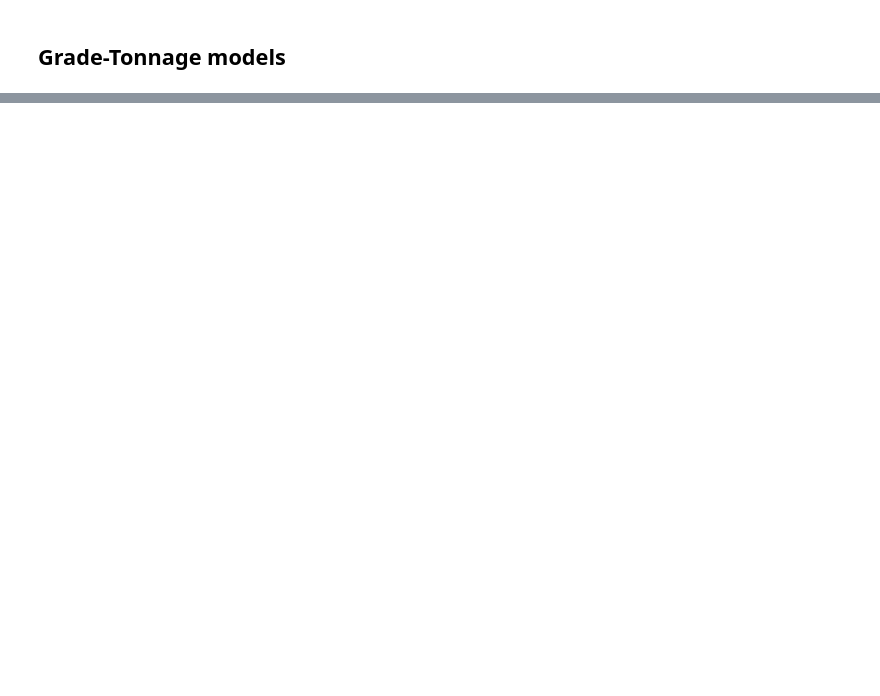
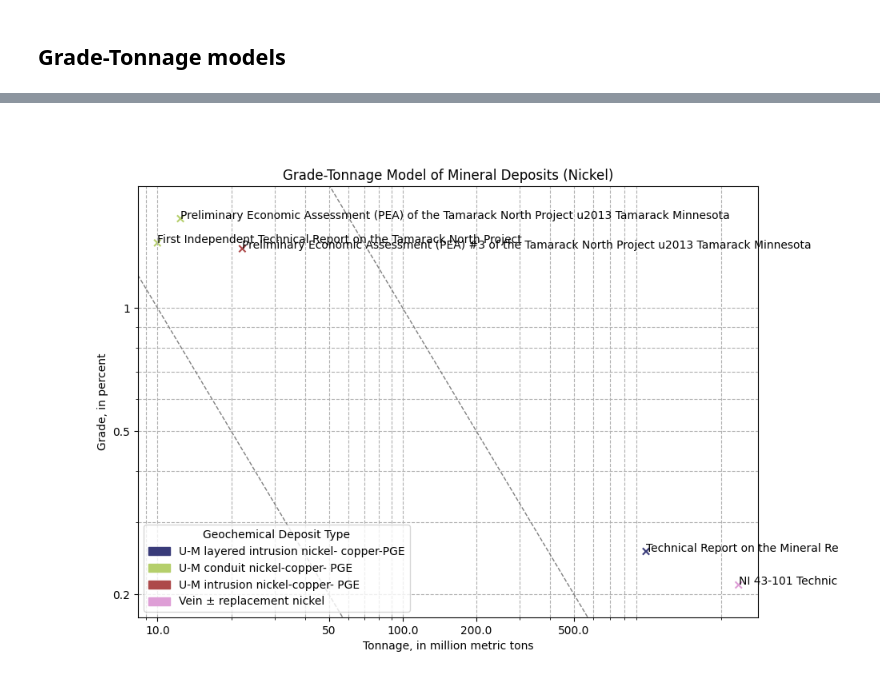
Before and after one commit to binh-vu/ta2-minmod-data, a Jupyter notebook: sandbox/sparql_sandbox.ipynb, the cells around one changed output, grey strips where cells are left out. Cells and saved outputs as stored; diff of their text form; code cells hidden in the pictures; blank space fills up the shorter version.

```diff
--- a/sandbox/sparql_sandbox.ipynb
+++ b/sandbox/sparql_sandbox.ipynb
@@ -834,2 +528,92 @@ pivot_df['total_tonnage'], pivot_df['total_grade'] = zip(*gr_ton_results)
+# %%
+%matplotlib ipympl
+import matplotlib.pyplot as plt
+import numpy as np
+import matplotlib.patches as mpatches
+import webbrowser
+
+# Your existing DataFrame and data extraction
+tonnages = gt_data_df['total_tonnage'].values
+grades = gt_data_df['total_grade'].values
+names = gt_data_df['ms_name'].values
+dtnorm_labels = gt_data_df['deposit_type'].values
+urls = gt_data_df['ms'].values  # URLs corresponding to each point
+
+# Define color for each unique category in 'dtnorm_label_value'
+unique_labels = gt_data_df['deposit_type'].unique()
+colors = plt.cm.tab20b(np.linspace(0, 1, len(unique_labels)))  # Using 'viridis' colormap
+color_map = dict(zip(unique_labels, colors))
+
+# Create list of colors for each point
+point_colors = [color_map[label] for label in dtnorm_labels]
+
+plt.figure(figsize=(10, 7))
+scatter = plt.scatter(tonnages, grades, marker='x', c=point_colors, picker=5)  # Enable picking with a tolerance of 5 points
+
+# Logarithmic scale
+plt.xscale('log')
+plt.yscale('log')
+
+# Custom ticks for the x-axis and y-axis
+x_ticks = [0.02, 0.1, 0.2, 0.5, 1, 2.0, 5.0, 10.0, 50, 100.0, 200.00, 500.00]
+y_ticks = [0.02, 0.1, 0.2, 0.5, 1, 2.0, 5.0]
+plt.xticks(x_ticks, labels=[str(x) for x in x_ticks])
+plt.yticks(y_ticks, labels=[str(y) for y in y_ticks])
+
+# Diagonal lines and annotations for constant tonnage-grade products
+i, line_x_p, line_y_p, prev_x_p, prev_y_p = 0, 0, 0, 0, 0
+product_values = [1e-2, 1e-1, 1, 10, 1e2]  # Constant tonnage-grade products to represent
+for i, product in enumerate(product_values):
+    # Calculate the grade at the plot's min and max tonnages for the constant product
+    min_tonnage, max_tonnage = plt.xlim()
+    min_grade = product / min_tonnage
+    max_grade = product / max_tonnage
+    # Plot the diagonal line
+    plt.plot([min_tonnage, max_tonnage], [min_grade, max_grade], 'k--', lw=1, color='gray')
+    # Add annotation at a specific point / todo: uncomment
+    # line_x_p = np.sqrt(min_tonnage * max_tonnage)
+    # line_y_p = product / np.sqrt(min_tonnage * max_tonnage)
+    # if product == 10e-2:
+    #     line_x_p, line_y_p = 0.1, 1
+    # elif product == 10e-1:
+    #     line_x_p, line_y_p = 0.5, 2
+    # elif product == 10:
+    #     line_x_p, line_y_p = 0.2, 50
+    # line_x_p *= 1.18
+    # plt.text(line_x_p, line_y_p,
+    #          f'{product*10e3} metric tons', rotation=-33, verticalalignment='bottom', horizontalalignment='right', color='gray')
+
+# Labels and title
+plt.xlabel('Tonnage, in million metric tons')
+plt.ylabel('Grade, in percent')
+plt.title('Grade-Tonnage Model of Mineral Deposits (Nickel)')
+
+plt.grid(True, which="both", ls="--")
+
+# Annotations
+for i, txt in enumerate(names):
+    plt.annotate(txt, (tonnages[i], grades[i]))
+
+# Legend
+legend_handles = [mpatches.Patch(color=color_map[label], label=label) for label in unique_labels]
+plt.legend(handles=legend_handles, title="Geochemical Deposit Type", loc='lower left')
+
+# Function to open URL on click
+def on_pick(event):
+    ind = event.ind[0]  # Index of the picked scatter point
+    url = urls[ind]
+    webbrowser.open(url)  # Open the URL
+
+# Set x-axis bounds
+plt.xlim(gt_data_df['total_tonnage'].min()/1.2, gt_data_df['total_tonnage'].max()*1.2)
+# Set y-axis bounds
+plt.ylim(gt_data_df['total_grade'].min()/1.2, gt_data_df['total_grade'].max()*1.2)
+
+# Connect the pick event to the on_pick function
+plt.gcf().canvas.mpl_connect('pick_event', on_pick)
+
+plt.show()
+# %% [output]
+[figure, added]
 # %%
 # uncomment to export to csv:
```
Also changed, not shown: parts of 45 cells of this notebook.
